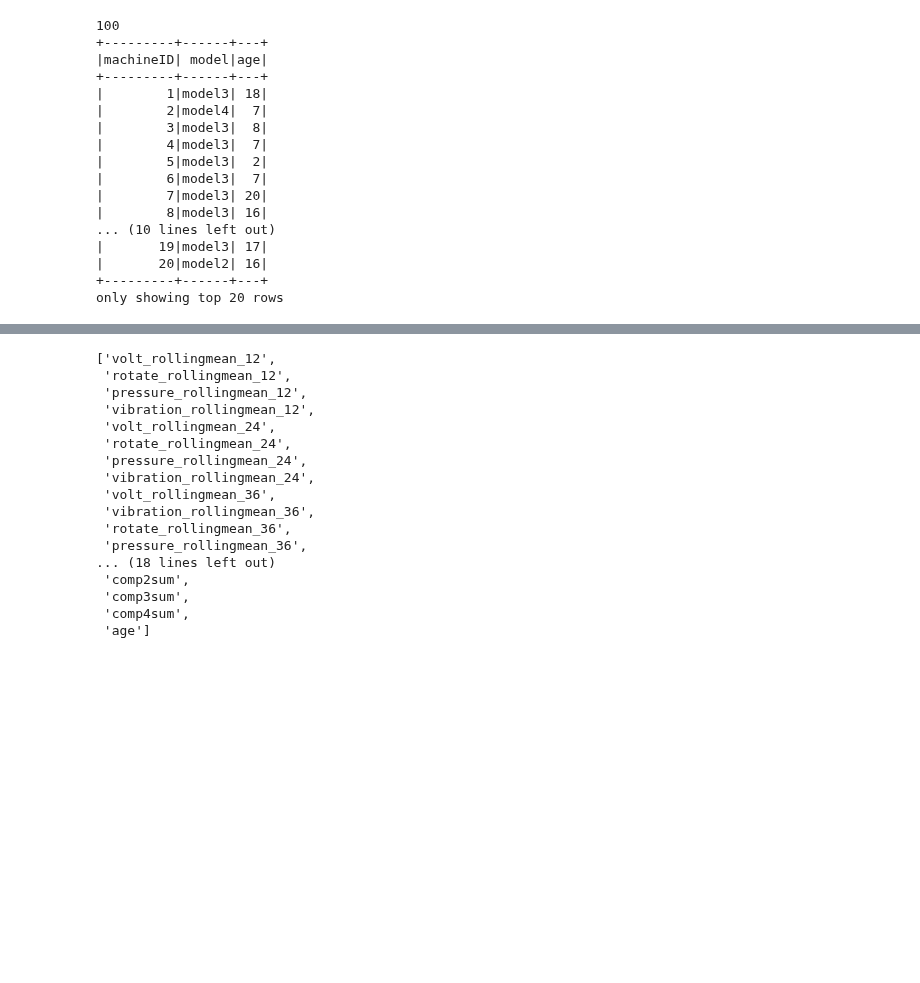
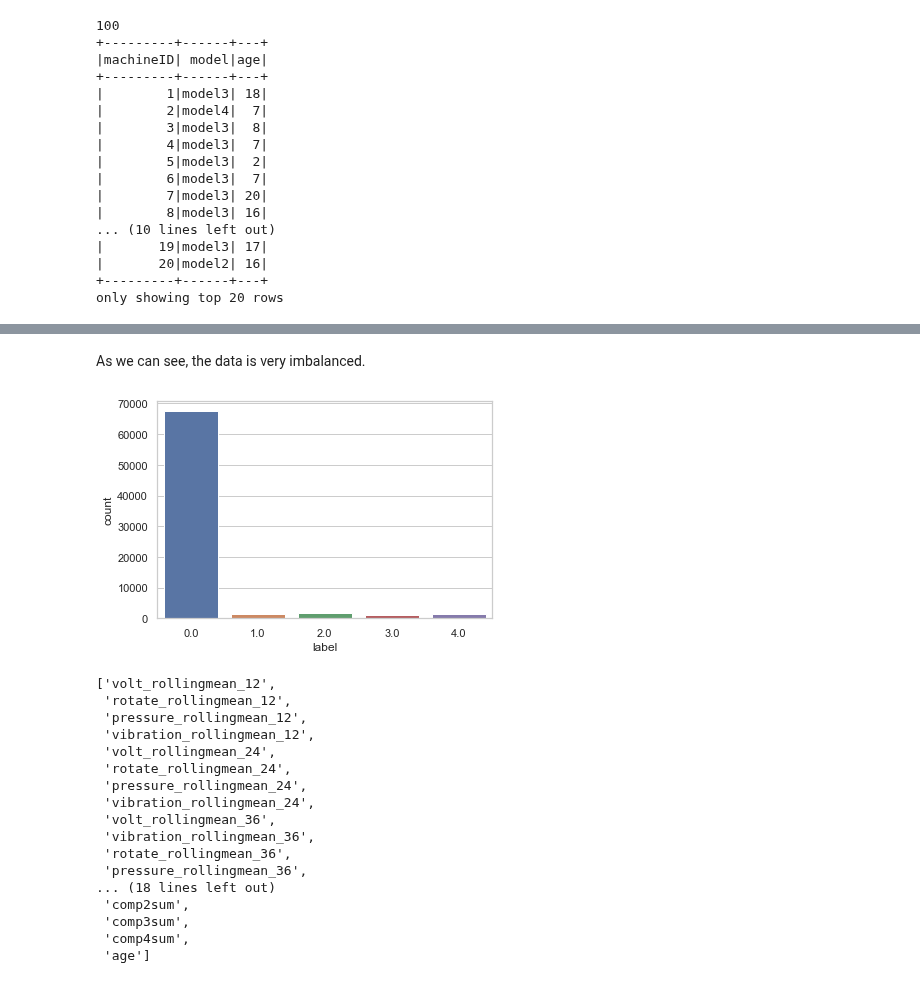
Before and after one commit to VisusAdAstra/Soen471, a Jupyter notebook: code/Random_Forest.ipynb, the cells around one changed output, grey strips where cells are left out. Saved outputs shown, nothing was run; the diff lists cells and outputs as text; code cells hidden in the pictures; blank space fills up the shorter version.

```diff
--- a/code/Random_Forest.ipynb
+++ b/code/Random_Forest.ipynb
@@ -108,3 +101,10 @@ feat_data.limit(10).toPandas().head(10)
+# %% [markdown]
+As we can see, the data is very imbalanced.
+# %%
+sns.set_theme(style="whitegrid")
+ax = sns.barplot(x="label", y="count", data=label_count_pd)
+# %% [output]
+[figure, added]
 # %%
 label_var = ['label']
 key_cols =['machineID','dt_truncated']
```
Also changed, not shown: parts of 14 cells of this notebook, 1 other file.
